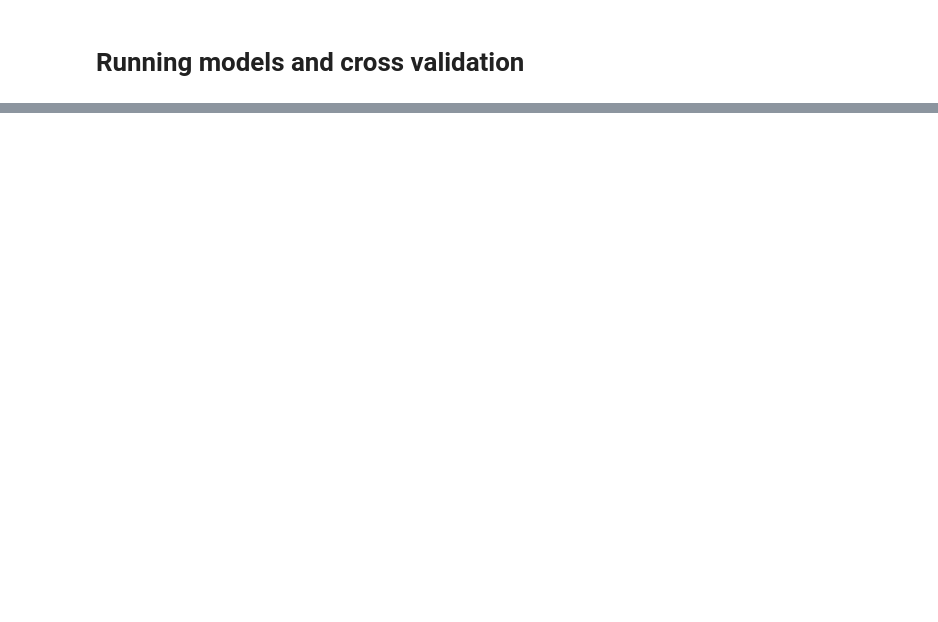
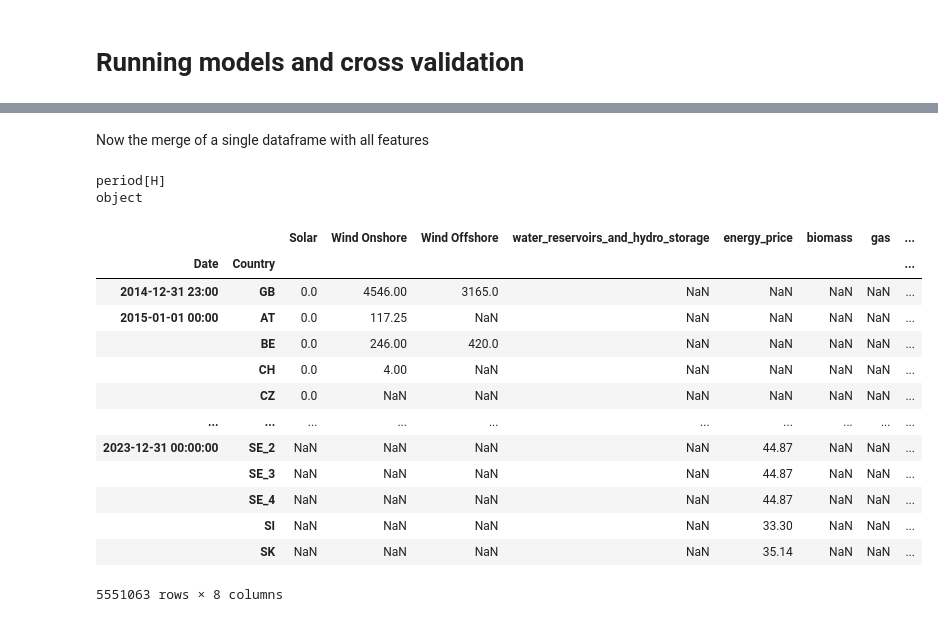
Before and after one commit to hertiemlteam/machine_learning, a Jupyter notebook: modeling_notebook.ipynb, the cells around one changed output, grey strips where cells are left out. Cells and saved outputs as stored; diff of their text form; code cells hidden in the pictures; blank space fills up the shorter version.

```diff
--- a/modeling_notebook.ipynb
+++ b/modeling_notebook.ipynb
@@ -106,0 +215,8 @@ print(fitted_model)
+# %% [markdown]
+Now the merge of a single dataframe with all features
+# %%
+print(df4.index.get_level_values('Date').dtype)
+print(df5.index.get_level_values('Date').dtype)
+# %% [output]
+period[H]
+object
@@ -106,0 +227,17 @@ print(fitted_model)
+# %%
+all_featuresdf
+# %% [output]
+|  |  | Solar | Wind Onshore | Wind Offshore | water_reservoirs_and_hydro_storage | energy_price | biomass | gas | ... |
+| Date | Country |  |  |  |  |  |  |  | ... |
+| 2014-12-31 23:00 | GB | 0.0 | 4546.00 | 3165.0 | NaN | NaN | NaN | NaN | ... |
+| 2015-01-01 00:00 | AT | 0.0 | 117.25 | NaN | NaN | NaN | NaN | NaN | ... |
+|  | BE | 0.0 | 246.00 | 420.0 | NaN | NaN | NaN | NaN | ... |
+|  | CH | 0.0 | 4.00 | NaN | NaN | NaN | NaN | NaN | ... |
+|  | CZ | 0.0 | NaN | NaN | NaN | NaN | NaN | NaN | ... |
+| ... | ... | ... | ... | ... | ... | ... | ... | ... | ... |
+| 2023-12-31 00:00:00 | SE_2 | NaN | NaN | NaN | NaN | 44.87 | NaN | NaN | ... |
+|  | SE_3 | NaN | NaN | NaN | NaN | 44.87 | NaN | NaN | ... |
+|  | SE_4 | NaN | NaN | NaN | NaN | 44.87 | NaN | NaN | ... |
+|  | SI | NaN | NaN | NaN | NaN | 33.30 | NaN | NaN | ... |
+|  | SK | NaN | NaN | NaN | NaN | 35.14 | NaN | NaN | ... |
+5551063 rows × 8 columns
```
Also changed, not shown: parts of 44 cells of this notebook.
